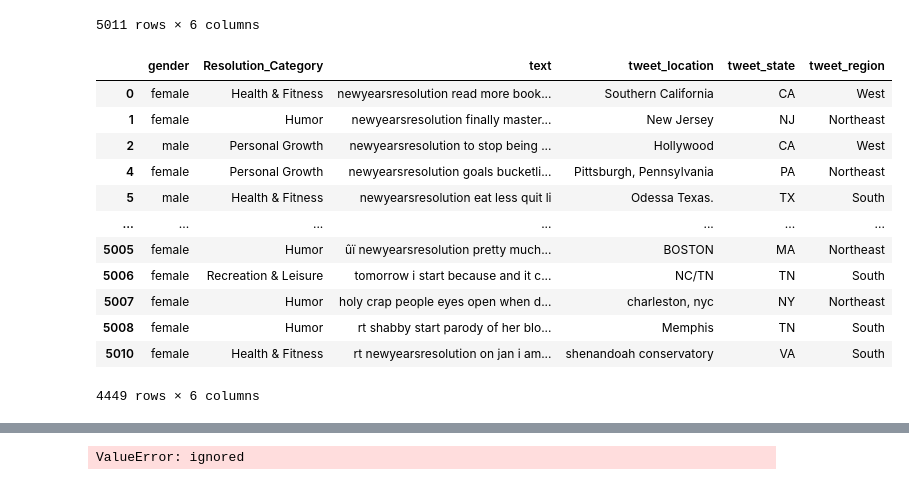
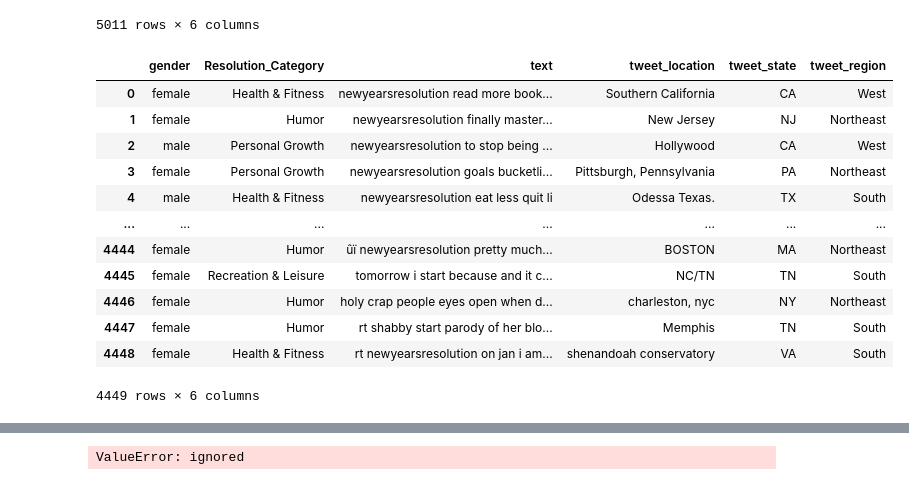
Before and after one commit to kaspergroenbek98/first-first-year-project, a Jupyter notebook: project1notebook.ipynb, the cells around one changed output, grey strips where cells are left out. Cells and saved outputs as stored; diff of their text form; code cells hidden in the pictures.

```diff
--- a/project1notebook.ipynb
+++ b/project1notebook.ipynb
@@ -155,12 +157,12 @@ Needs a concrete decision on future use of the code below
 # ISO-8859-1 is the encoding for tweets.
 df = pd.read_csv("first-first-year-project/data.csv", encoding = "ISO-8859-1")
 #First step to cleaning the data, removing the categories we dont need.
-data = df.drop(["other_topic","resolution_topics", "tweet_coord", "tweet_created","tweet_id", "name", "retweet_count", "tweet_date", "user_timezone"], axis = 1)
+untouched_data = df.drop(["other_topic","resolution_topics", "tweet_coord", "tweet_created","tweet_id", "name", "retweet_count", "tweet_date", "user_timezone"], axis = 1)
 #Cleaning all the text in our data with our newly build cleaner() function.
-for i in range(len(data.text)):
-  data.text[i] = cleaner(data.text[i])
+for i in range(len(untouched_data.text)):
+  untouched_data.text[i] = cleaner(untouched_data.text[i])
 
-data
+untouched_data
 # %% [output]
 |  | gender | Resolution_Category | text | tweet_location | tweet_state | tweet_region |
 | 0 | female | Health & Fitness | newyearsresolution read more book... | Southern California | CA | West |
@@ -178,26 +180,27 @@ data
 # %%
 #Create datasets
 
-ResCat = data[data.Resolution_Category != "Career"]
+ResCat = untouched_data[untouched_data.Resolution_Category != "Career"]
 ResCat = ResCat[ResCat.Resolution_Category != "Philanthropic"]
 ResCat = ResCat[ResCat.Resolution_Category != "Time Management/Organization"]
 ResCat = ResCat[ResCat.Resolution_Category != "Education/Training"]
 ResCat = ResCat[ResCat.Resolution_Category != "Finance"]
 
-ResCat
+ResCat = ResCat.reset_index()
+ResCat.drop(["index"], axis = 1)
 # %% [output]
 |  | gender | Resolution_Category | text | tweet_location | tweet_state | tweet_region |
 | 0 | female | Health & Fitness | newyearsresolution read more book... | Southern California | CA | West |
 | 1 | female | Humor | newyearsresolution finally master... | New Jersey | NJ | Northeast |
 | 2 | male | Personal Growth | newyearsresolution to stop being ... | Hollywood | CA | West |
-| 4 | female | Personal Growth | newyearsresolution goals bucketli... | Pittsburgh, Pennsylvania | PA | Northeast |
-| 5 | male | Health & Fitness | newyearsresolution eat less quit li | Odessa Texas. | TX | South |
+| 3 | female | Personal Growth | newyearsresolution goals bucketli... | Pittsburgh, Pennsylvania | PA | Northeast |
+| 4 | male | Health & Fitness | newyearsresolution eat less quit li | Odessa Texas. | TX | South |
 | ... | ... | ... | ... | ... | ... | ... |
-| 5005 | female | Humor | ûï newyearsresolution pretty much... | BOSTON | MA | Northeast |
-| 5006 | female | Recreation & Leisure | tomorrow i start because and it c... | NC/TN | TN | South |
-| 5007 | female | Humor | holy crap people eyes open when d... | charleston, nyc | NY | Northeast |
-| 5008 | female | Humor | rt shabby start parody of her blo... | Memphis | TN | South |
-| 5010 | female | Health & Fitness | rt newyearsresolution on jan i am... | shenandoah conservatory | VA | South |
+| 4444 | female | Humor | ûï newyearsresolution pretty much... | BOSTON | MA | Northeast |
+| 4445 | female | Recreation & Leisure | tomorrow i start because and it c... | NC/TN | TN | South |
+| 4446 | female | Humor | holy crap people eyes open when d... | charleston, nyc | NY | Northeast |
+| 4447 | female | Humor | rt shabby start parody of her blo... | Memphis | TN | South |
+| 4448 | female | Health & Fitness | rt newyearsresolution on jan i am... | shenandoah conservatory | VA | South |
 4449 rows × 6 columns
 # %%
 
```
Also changed, not shown: parts of 3 cells of this notebook.
